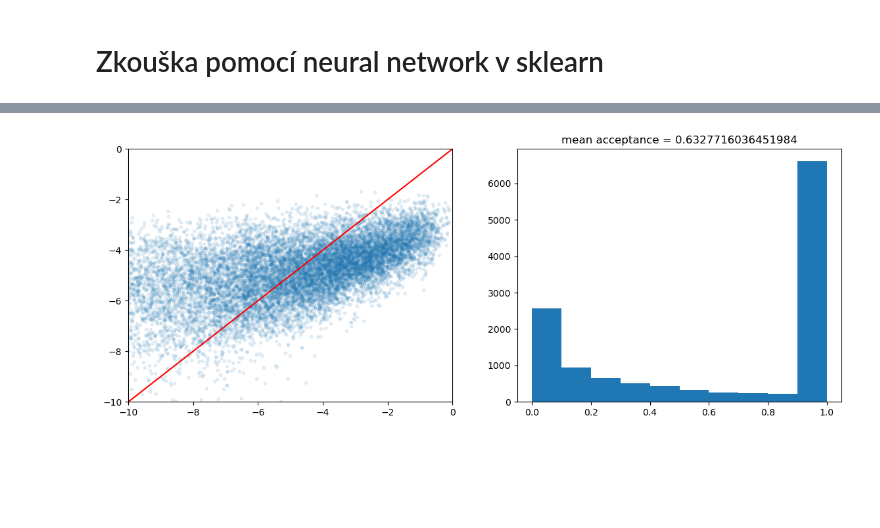
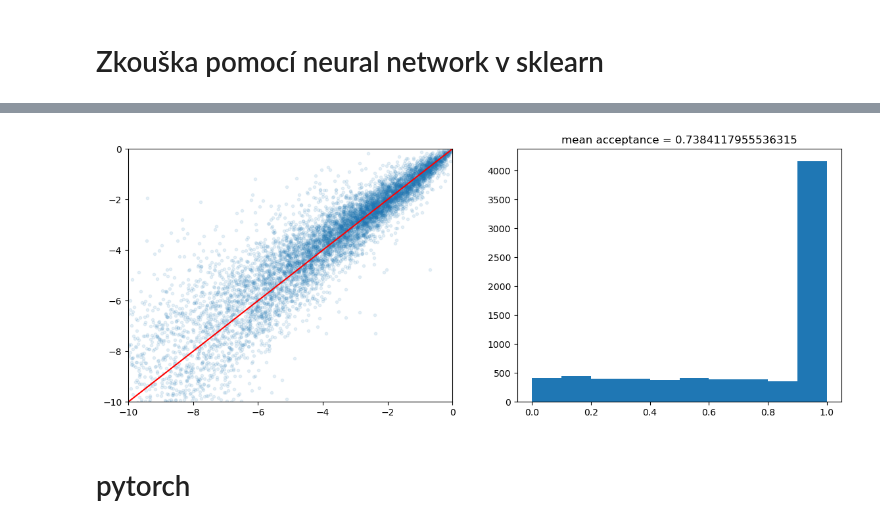
Before and after one commit to Beremi/endorse_tests_data_collected, a Jupyter notebook: test_surrogates.ipynb, the cells around one changed output, grey strips where cells are left out. Saved outputs shown, nothing was run; the diff lists cells and outputs as text; code cells hidden in the pictures; blank space fills up the shorter version.

```diff
--- a/test_surrogates.ipynb
+++ b/test_surrogates.ipynb
@@ -89,0 +80,5 @@ raw_data_filtered.parameters = parameters_transformed_filt
+# %%
+# filter only data and obs with obs_likelihood > -10
+data_filt = data[obs_likelihood.ravel() > -10, :]  # type: ignore
+obs_filt = obs[obs_likelihood.ravel() > -10, :]  # type: ignore
+obs_filt.shape
@@ -90,20 +87,12 @@ raw_data_filtered.parameters = parameters_transformed_filt
 # %%
-data = raw_data_filtered.parameters
-obs = raw_data_filtered.observations
-
-obs_likelihood = compute_log_likelihood_all(obs)
-
-# filter only data and obs with obs_likelihood > -10
-data = data[obs_likelihood.ravel() > -1, :]
-obs = obs[obs_likelihood.ravel() > -1, :]
 
 from sklearn.model_selection import train_test_split
 
-input_data = data
-output_data = obs
+input_data = data_filt
+output_data = obs_filt
 
 # rozdělit data na trénovací a testovací set
-X_train, X_test, y_train, y_test = train_test_split(input_data, output_data, test_size=0.9, random_state=42)
+X_train, X_test, y_train, y_test = train_test_split(input_data, output_data, test_size=0.5, random_state=42)
 
 likelihood_train = compute_log_likelihood_all(y_train)
 likelihood_test = compute_log_likelihood_all(y_test)
@@ -345,7 +197,7 @@ plot_results_all(res_surr)
 from sklearn.neural_network import MLPRegressor
 
 # vytvořit instanci MLPRegressoru
-mlp = MLPRegressor(hidden_layer_sizes=(200,),activation='tanh', solver='lbfgs', max_iter=50000, verbose=True)
+mlp = MLPRegressor(hidden_layer_sizes=(50,),activation='relu', solver='adam', max_iter=50000, verbose=True)
 
 # trénovat model
 mlp.fit(X_train, y_train)
@@ -412,6 +229,6 @@ STOP: TOTAL NO. of f AND g EVALUATIONS EXCEEDS LIMIT
 # %%
 # vytvořit instanci MLPRegressoru
-mlp = MLPRegressor(hidden_layer_sizes=(500,),activation='tanh', solver='adam', max_iter=50000, verbose=True)
+mlp = MLPRegressor(hidden_layer_sizes=(500,500),activation='relu', solver='adam', max_iter=50000, verbose=True)
 
 # trénovat model
 mlp.fit(X_train, y_train)
@@ -443,13 +260,13 @@ Training loss did not improve more than tol=0.000100 for 10 consecutive epochs.
 # %%
 # vytvořit instanci MLPRegressoru
-mlp = MLPRegressor(hidden_layer_sizes=(100,),activation='tanh', solver='adam', max_iter=5000, verbose=True)
+mlp = MLPRegressor(hidden_layer_sizes=(64, 128, 128), activation='relu', solver='adam', max_iter=50000, verbose=True)
 
 # trénovat model
-mlp.fit(X_train, likelihood_train.ravel())
+mlp.fit(X_train, y_train)
 
 
 res_surr = mlp.predict(X_test)
 
 # compute alphas and plot results
-plot_results_only_likelihood(res_surr.reshape(-1,1))
+plot_results_all(res_surr)
 # %% [output]
@@ -472,2 +289,4 @@ Iteration 1533, loss = 1.84711971
 Training loss did not improve more than tol=0.000100 for 10 consecutive epochs. Stopping.
-[figure, old version]
+[figure, new version]
+# %% [markdown]
+# pytorch
```
Also changed, not shown: parts of 37 cells of this notebook, 3 other files.
